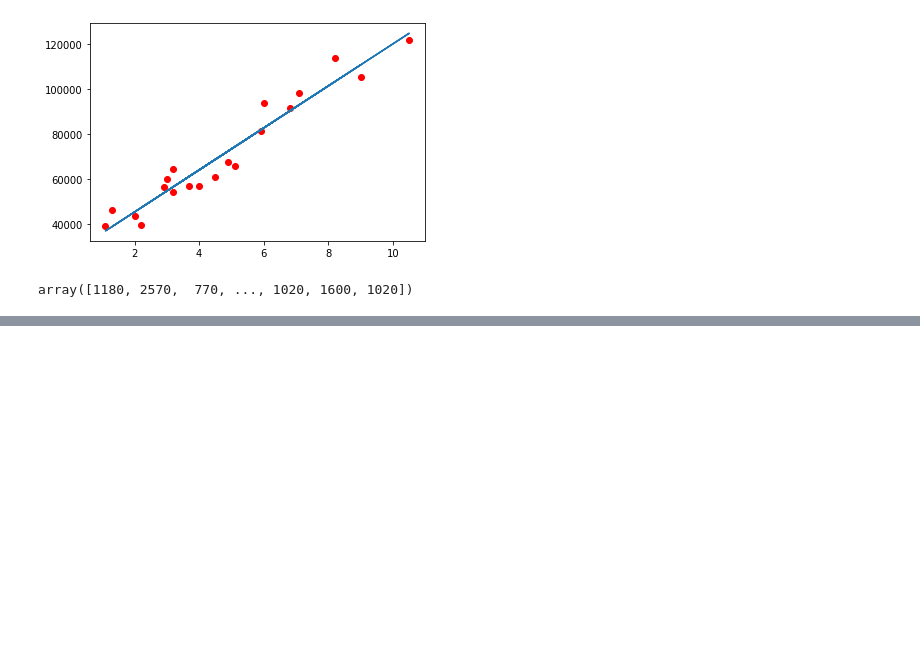
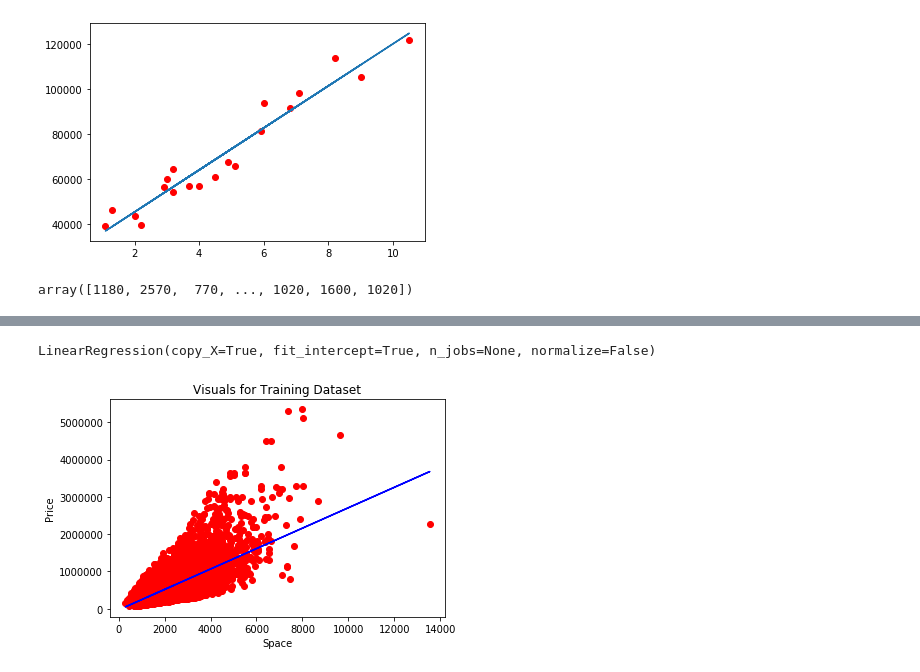
Before and after one commit to nikhillad01/Machine_Learning_Algorithms, a Jupyter notebook: Machine_Learning_Algos/Linear Regression/Linear_Regression.ipynb, the cells around one changed output, grey strips where cells are left out. Saved outputs shown, nothing was run; the diff lists cells and outputs as text; code cells hidden in the pictures; blank space fills up the shorter version.

```diff
--- a/Machine_Learning_Algos/Linear Regression/Linear_Regression.ipynb
+++ b/Machine_Learning_Algos/Linear Regression/Linear_Regression.ipynb
@@ -42,3 +42,6 @@ price=huseData['price'].values
 space
 # %% [output]
 array([1180, 2570,  770, ..., 1020, 1600, 1020])
+# %%
+x = np.array(space).reshape(-1, 1)
+y = np.array(price)
@@ -44,0 +58,7 @@ array([1180, 2570,  770, ..., 1020, 1600, 1020])
+# %%
+xtrain, xtest, ytrain, ytest= train_test_split(x,y,test_size=1/3, random_state=0)
+
+regressor = LinearRegression()
+regressor.fit(xtrain,ytrain)
+# %% [output]
+LinearRegression(copy_X=True, fit_intercept=True, n_jobs=None, normalize=False)
@@ -44,0 +68,10 @@ array([1180, 2570,  770, ..., 1020, 1600, 1020])
+# %%
+#Visualizing the training Test Results
+plt.scatter(xtrain, ytrain, color= 'red')
+plt.plot(xtrain, regressor.predict(xtrain), color = 'blue')
+plt.title ("Visuals for Training Dataset")
+plt.xlabel("Space")
+plt.ylabel("Price")
+plt.show()
+# %% [output]
+[figure, added]
```
Also changed, not shown: parts of 4 cells of this notebook.
